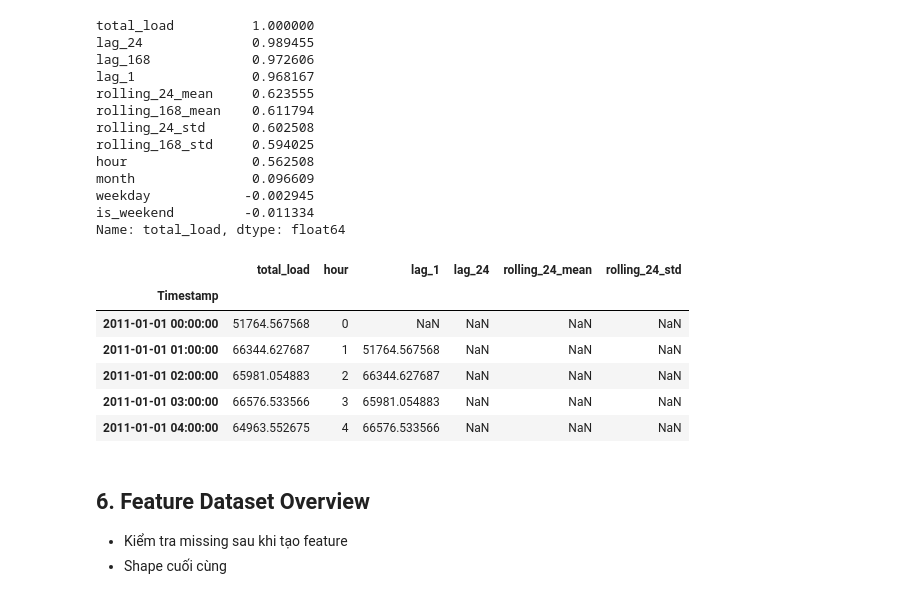
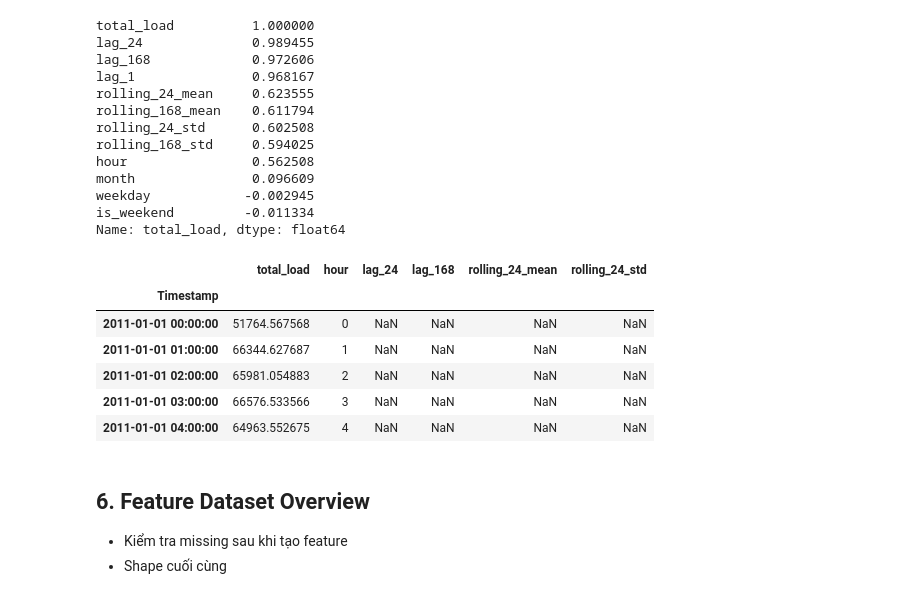
Before and after one commit to Dai-Nguyen1506/Electricity-Load-Diagrams, a Jupyter notebook: notebooks/04_feature_engineering.ipynb, the cells around one changed output. Saved outputs shown, nothing was run; the diff lists cells and outputs as text; code cells hidden in the pictures.

```diff
--- a/notebooks/04_feature_engineering.ipynb
+++ b/notebooks/04_feature_engineering.ipynb
@@ -154,26 +154,26 @@ Name: total_load, dtype: float64
 # %%
 # Features to drop
 features_to_drop = [
     "weekday",
     "is_weekend",
     "month",
-    "lag_168",
+    "lag_1",
     "rolling_168_mean",
     "rolling_168_std"
 ]
 
 # Drop them
 df_features = df_features.drop(columns=features_to_drop)
 
 df_features.head()
 # %% [output]
-|  | total_load | hour | lag_1 | lag_24 | rolling_24_mean | rolling_24_std |
+|  | total_load | hour | lag_24 | lag_168 | rolling_24_mean | rolling_24_std |
 | Timestamp |  |  |  |  |  |  |
 | 2011-01-01 00:00:00 | 51764.567568 | 0 | NaN | NaN | NaN | NaN |
-| 2011-01-01 01:00:00 | 66344.627687 | 1 | 51764.567568 | NaN | NaN | NaN |
-| 2011-01-01 02:00:00 | 65981.054883 | 2 | 66344.627687 | NaN | NaN | NaN |
-| 2011-01-01 03:00:00 | 66576.533566 | 3 | 65981.054883 | NaN | NaN | NaN |
-| 2011-01-01 04:00:00 | 64963.552675 | 4 | 66576.533566 | NaN | NaN | NaN |
+| 2011-01-01 01:00:00 | 66344.627687 | 1 | NaN | NaN | NaN | NaN |
+| 2011-01-01 02:00:00 | 65981.054883 | 2 | NaN | NaN | NaN | NaN |
+| 2011-01-01 03:00:00 | 66576.533566 | 3 | NaN | NaN | NaN | NaN |
+| 2011-01-01 04:00:00 | 64963.552675 | 4 | NaN | NaN | NaN | NaN |
 # %% [markdown]
 ## 6. Feature Dataset Overview
 - Kiểm tra missing sau khi tạo feature
```
Also changed, not shown: parts of 5 cells of this notebook.
